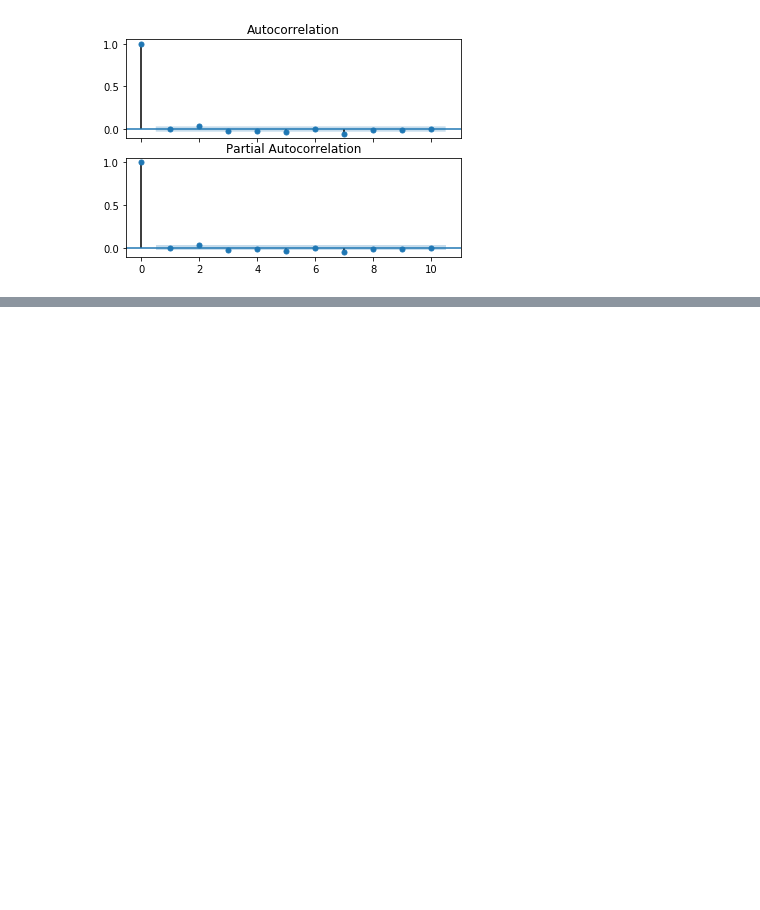
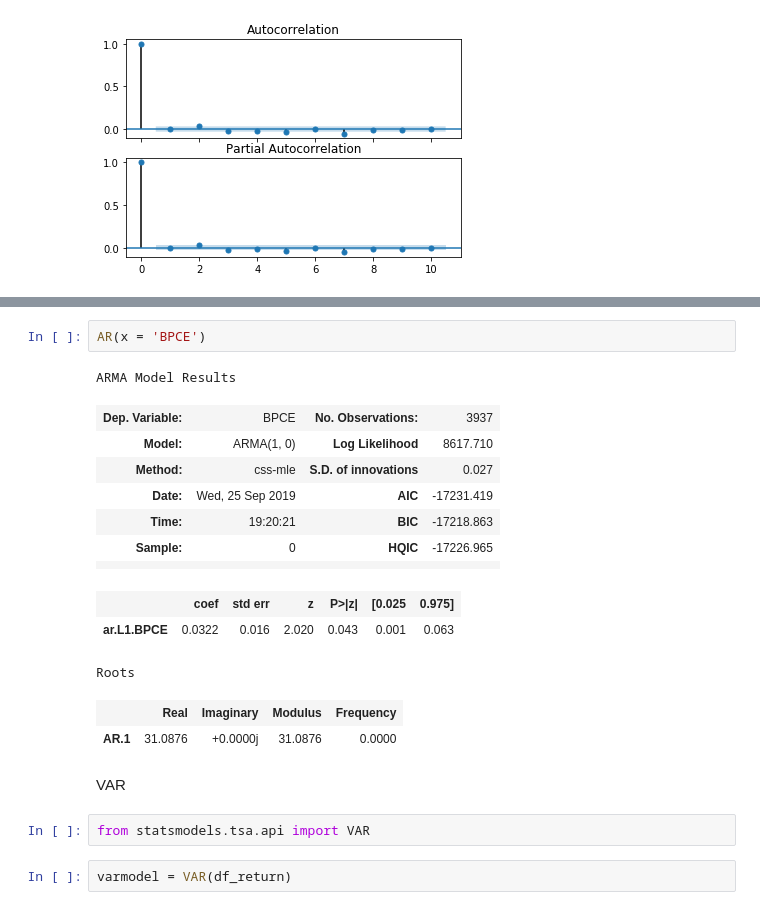
Before and after one commit to thomaspernet/PythonFinanceClass, a Jupyter notebook: QuantitativeFinance/PythonFiles/Untitled.ipynb, the cells around one changed output, grey strips where cells are left out. Saved outputs shown, nothing was run; the diff lists cells and outputs as text; blank space fills up the shorter version.

```diff
--- a/QuantitativeFinance/PythonFiles/Untitled.ipynb
+++ b/QuantitativeFinance/PythonFiles/Untitled.ipynb
@@ -153,0 +238,22 @@ PAC(y = df_return['BNPPARIBAS'])
+# %%
+AR(x = 'BPCE')
+# %% [output]
+ARMA Model Results
+| Dep. Variable: | BPCE | No. Observations: | 3937 |
+| Model: | ARMA(1, 0) | Log Likelihood | 8617.710 |
+| Method: | css-mle | S.D. of innovations | 0.027 |
+| Date: | Wed, 25 Sep 2019 | AIC | -17231.419 |
+| Time: | 19:20:21 | BIC | -17218.863 |
+| Sample: | 0 | HQIC | -17226.965 |
+|  |  |  |  |
+|  | coef | std err | z | P>|z| | [0.025 | 0.975] |
+| ar.L1.BPCE | 0.0322 | 0.016 | 2.020 | 0.043 | 0.001 | 0.063 |
+Roots
+|  | Real | Imaginary | Modulus | Frequency |
+| AR.1 | 31.0876 | +0.0000j | 31.0876 | 0.0000 |
+# %% [markdown]
+VAR
+# %%
+from statsmodels.tsa.api import VAR
+# %%
+varmodel = VAR(df_return)
```
Also changed, not shown: parts of 10 cells of this notebook.
